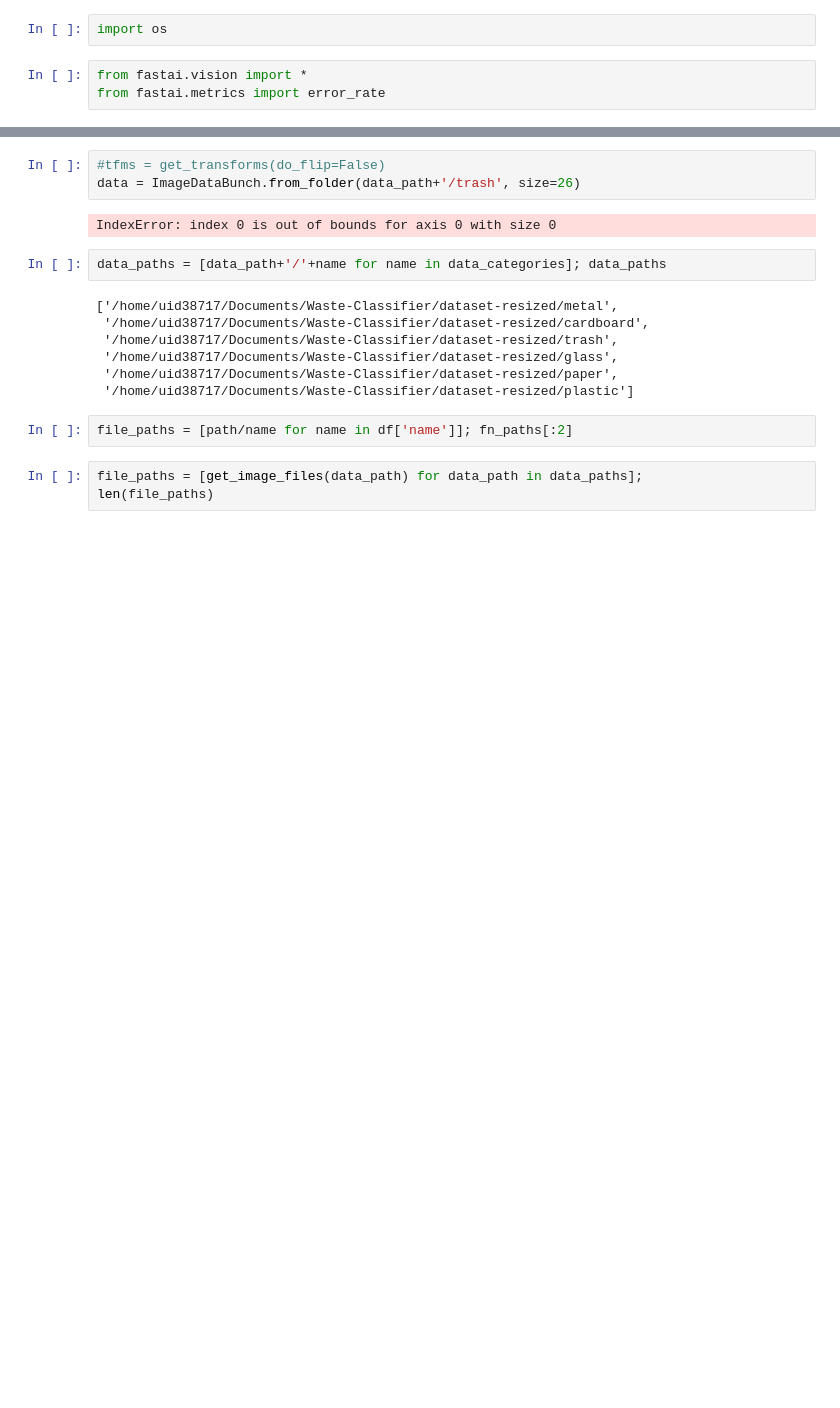
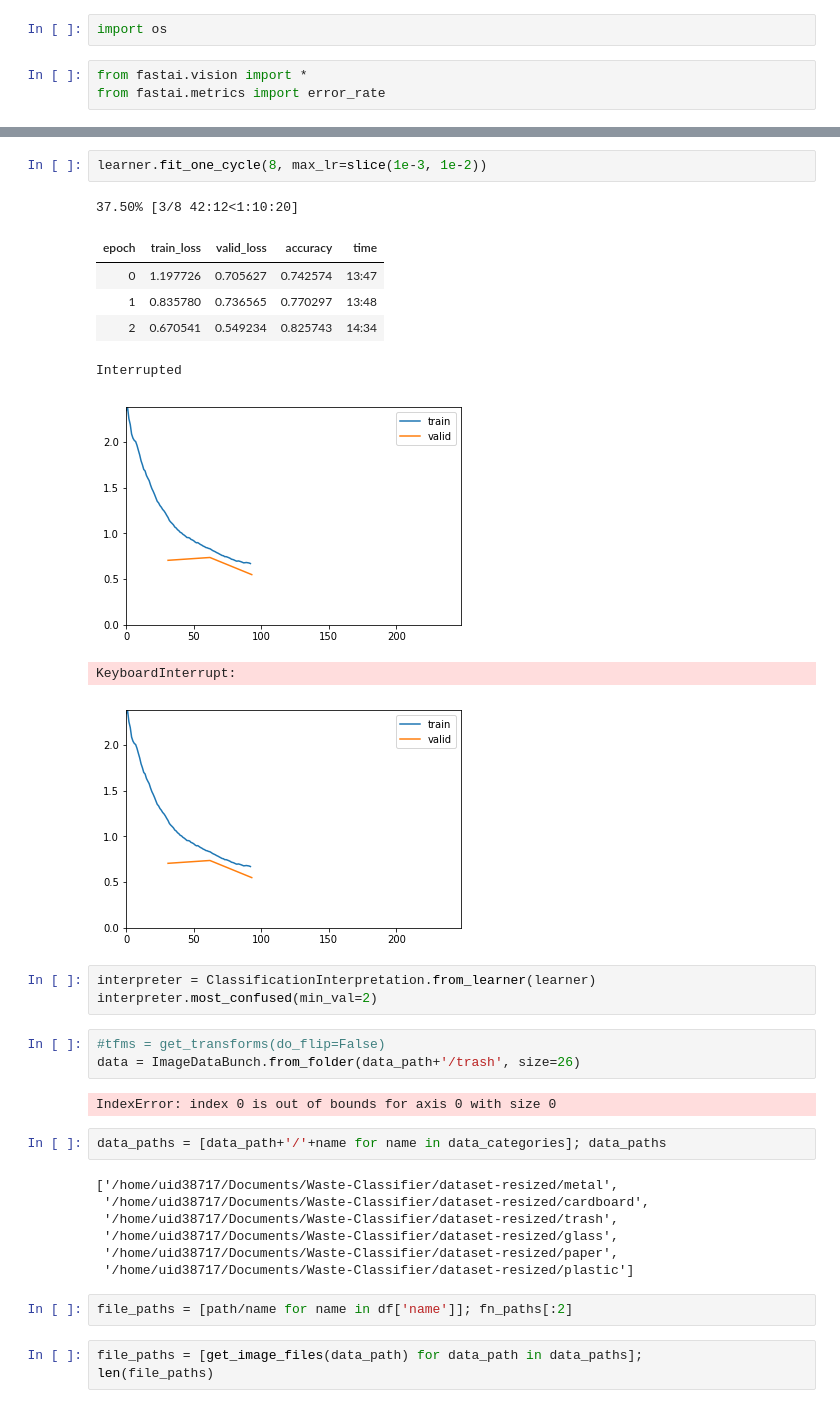
Before and after one commit to anujshah1003/Waste-Classifier, a Jupyter notebook: notebooks/data_analysis.ipynb, the cells around one changed output, grey strips where cells are left out. Cells and saved outputs as stored; diff of their text form; blank space fills up the shorter version.

```diff
--- a/notebooks/data_analysis.ipynb
+++ b/notebooks/data_analysis.ipynb
@@ -35,3 +75,18 @@ fnames[:5]
+# %%
+learner.fit_one_cycle(8, max_lr=slice(1e-3, 1e-2))
+# %% [output]
+37.50% [3/8 42:12<1:10:20]
+| epoch | train_loss | valid_loss | accuracy | time |
+| 0 | 1.197726 | 0.705627 | 0.742574 | 13:47 |
+| 1 | 0.835780 | 0.736565 | 0.770297 | 13:48 |
+| 2 | 0.670541 | 0.549234 | 0.825743 | 14:34 |
+Interrupted
+[figure, added]
+KeyboardInterrupt:
+[figure, added]
+# %%
+interpreter = ClassificationInterpretation.from_learner(learner)
+interpreter.most_confused(min_val=2)
 # %%
 #tfms = get_transforms(do_flip=False)
 data = ImageDataBunch.from_folder(data_path+'/trash', size=26)
```
Also changed, not shown: parts of 9 cells of this notebook, 4 other files.
